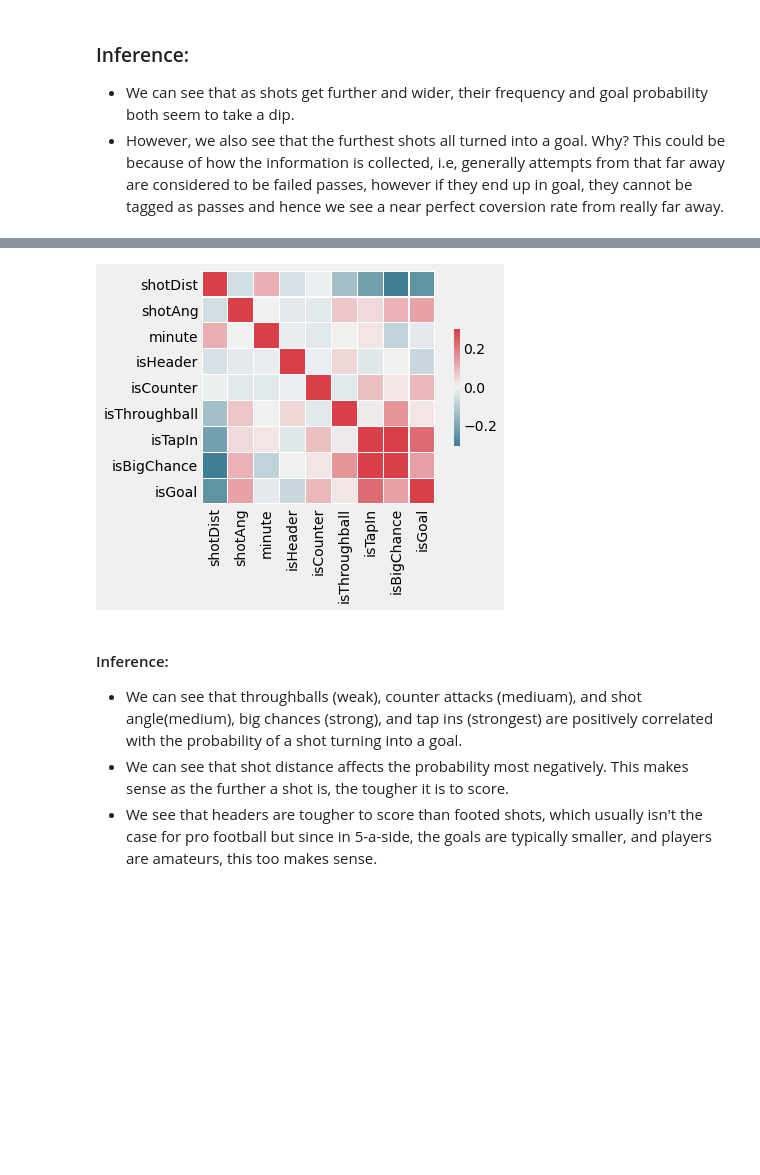
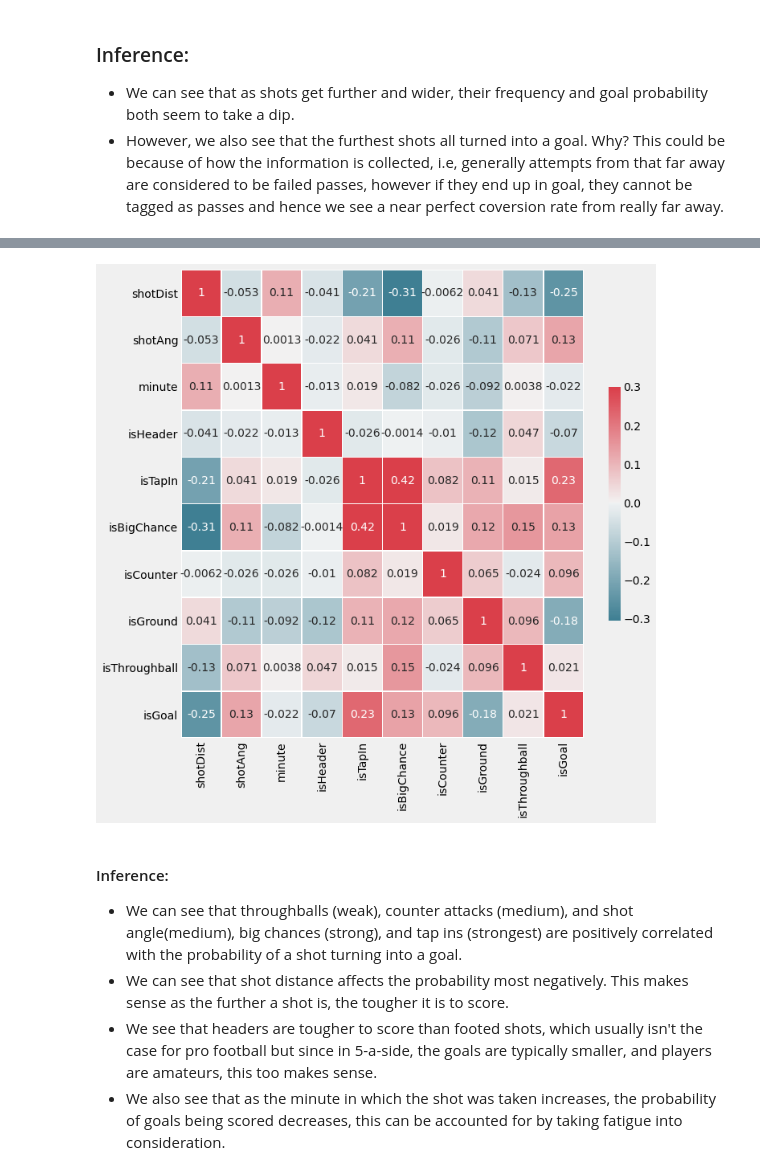
Before and after one commit to statxsphere/xG, a Jupyter notebook: Expected goals EDA.ipynb, the cells around one changed output, grey strips where cells are left out. Saved outputs shown, nothing was run; the diff lists cells and outputs as text; code cells hidden in the pictures; blank space fills up the shorter version.

```diff
--- a/Expected goals EDA.ipynb
+++ b/Expected goals EDA.ipynb
@@ -233,14 +423,14 @@ plt.savefig('goalmap.png')
 # %%
 # Making a correlation heatmap.
-
+fig, ax = plt.subplots(figsize=(10,10))
 cmap = sns.diverging_palette(220, 10, as_cmap=True)
-sns.heatmap(xg1[['shotDist','shotAng','minute','isHeader','isCounter','isThroughball','isTapIn','isBigChance','isGoal']].corr(),vmax=.3, center=0, cmap=cmap,
-            square=True, linewidths=.5, cbar_kws={"shrink": .5});
+sns.heatmap(xg1[['shotDist','shotAng','minute','isHeader','isTapIn','isBigChance','isCounter','isGround','isThroughball','isGoal']].corr(),ax=ax,annot=True,vmax=.3, center=0, cmap=cmap, linewidths=.5, cbar_kws={"shrink": .5});
 # %% [output]
-[figure, old version]
+[figure, new version]
 # %% [markdown]
 #### Inference:
 
-* We can see that throughballs (weak), counter attacks (mediuam), and shot angle(medium), big chances (strong), and tap ins (strongest)  are positively correlated with the probability of a shot turning into a goal.
+* We can see that throughballs (weak), counter attacks (medium), and shot angle(medium), big chances (strong), and tap ins (strongest)  are positively correlated with the probability of a shot turning into a goal.
 * We can see that shot distance affects the probability most negatively. This makes sense as the further a shot is, the tougher it is to score.
 * We see that headers are tougher to score than footed shots, which usually isn't the case for pro football but since in 5-a-side, the goals are typically smaller, and players are amateurs, this too makes sense.
+* We also see that as the minute in which the shot was taken increases, the probability of goals being scored decreases, this can be accounted for by taking fatigue into consideration.
```
Also changed, not shown: parts of 23 cells of this notebook.
